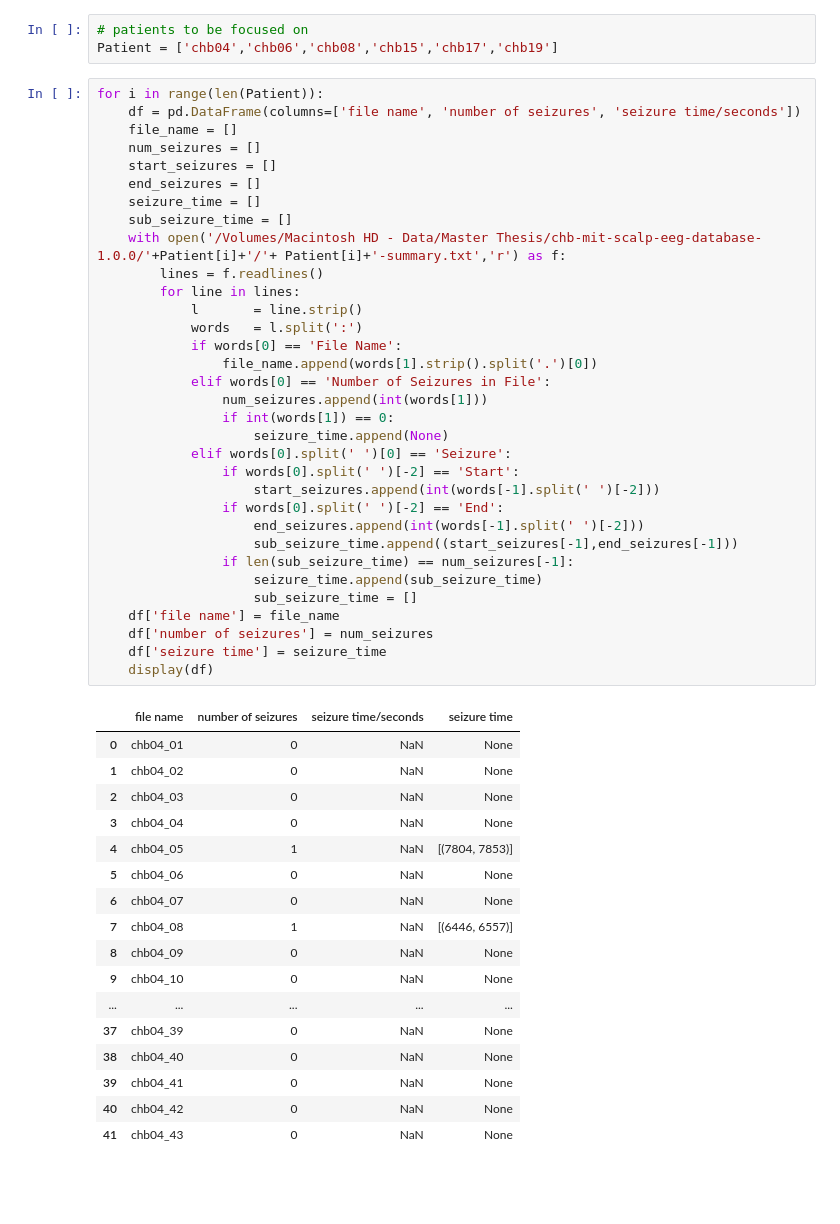
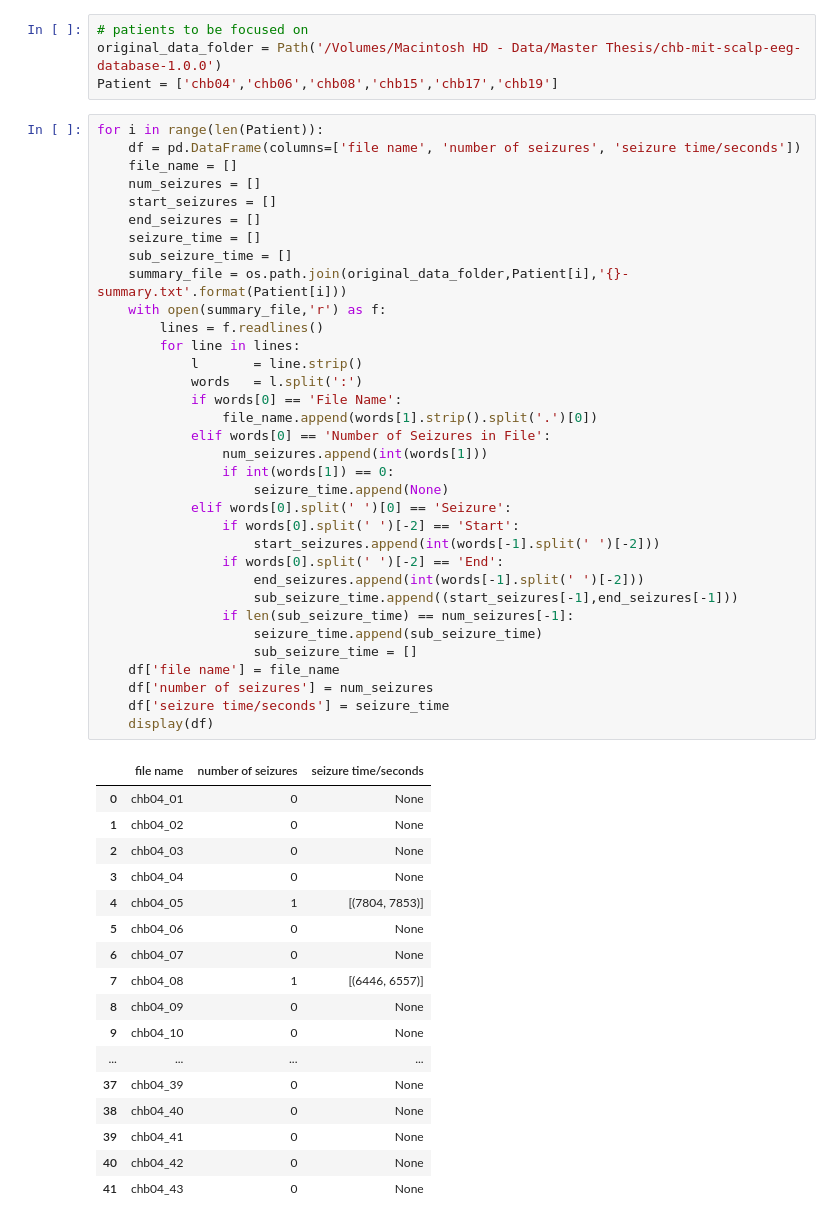
Before and after one commit to XiruiXian/Master-thesis-project, a Jupyter notebook: src/Summary_outlier.ipynb, the cells around one changed output. Saved outputs shown, nothing was run; the diff lists cells and outputs as text; blank space fills up the shorter version.

```diff
--- a/src/Summary_outlier.ipynb
+++ b/src/Summary_outlier.ipynb
@@ -3,54 +5,56 @@ import pandas as pd
 # %%
 # patients to be focused on
+original_data_folder = Path('/Volumes/Macintosh HD - Data/Master Thesis/chb-mit-scalp-eeg-database-1.0.0')
 Patient = ['chb04','chb06','chb08','chb15','chb17','chb19']
 # %%
 for i in range(len(Patient)):
     df = pd.DataFrame(columns=['file name', 'number of seizures', 'seizure time/seconds'])
     file_name = []
     num_seizures = []
     start_seizures = []
     end_seizures = []
     seizure_time = []
     sub_seizure_time = []
-    with open('/Volumes/Macintosh HD - Data/Master Thesis/chb-mit-scalp-eeg-database-1.0.0/'+Patient[i]+'/'+ Patient[i]+'-summary.txt','r') as f:
+    summary_file = os.path.join(original_data_folder,Patient[i],'{}-summary.txt'.format(Patient[i]))
+    with open(summary_file,'r') as f:
         lines = f.readlines()
         for line in lines:
             l       = line.strip()
             words   = l.split(':')
             if words[0] == 'File Name':
                 file_name.append(words[1].strip().split('.')[0])
             elif words[0] == 'Number of Seizures in File':
                 num_seizures.append(int(words[1]))
                 if int(words[1]) == 0:
                     seizure_time.append(None)
             elif words[0].split(' ')[0] == 'Seizure':
                 if words[0].split(' ')[-2] == 'Start':
                     start_seizures.append(int(words[-1].split(' ')[-2]))
                 if words[0].split(' ')[-2] == 'End':
                     end_seizures.append(int(words[-1].split(' ')[-2]))
                     sub_seizure_time.append((start_seizures[-1],end_seizures[-1]))
                 if len(sub_seizure_time) == num_seizures[-1]:
                     seizure_time.append(sub_seizure_time)
                     sub_seizure_time = []
     df['file name'] = file_name
     df['number of seizures'] = num_seizures
-    df['seizure time'] = seizure_time
+    df['seizure time/seconds'] = seizure_time
     display(df)
 # %% [output]
-|  | file name | number of seizures | seizure time/seconds | seizure time |
-| 0 | chb04_01 | 0 | NaN | None |
-| 1 | chb04_02 | 0 | NaN | None |
-| 2 | chb04_03 | 0 | NaN | None |
-| 3 | chb04_04 | 0 | NaN | None |
-| 4 | chb04_05 | 1 | NaN | [(7804, 7853)] |
-| 5 | chb04_06 | 0 | NaN | None |
-| 6 | chb04_07 | 0 | NaN | None |
-| 7 | chb04_08 | 1 | NaN | [(6446, 6557)] |
-| 8 | chb04_09 | 0 | NaN | None |
-| 9 | chb04_10 | 0 | NaN | None |
-| ... | ... | ... | ... | ... |
-| 37 | chb04_39 | 0 | NaN | None |
-| 38 | chb04_40 | 0 | NaN | None |
-| 39 | chb04_41 | 0 | NaN | None |
-| 40 | chb04_42 | 0 | NaN | None |
-| 41 | chb04_43 | 0 | NaN | None |
+|  | file name | number of seizures | seizure time/seconds |
+| 0 | chb04_01 | 0 | None |
+| 1 | chb04_02 | 0 | None |
+| 2 | chb04_03 | 0 | None |
+| 3 | chb04_04 | 0 | None |
+| 4 | chb04_05 | 1 | [(7804, 7853)] |
+| 5 | chb04_06 | 0 | None |
+| 6 | chb04_07 | 0 | None |
+| 7 | chb04_08 | 1 | [(6446, 6557)] |
+| 8 | chb04_09 | 0 | None |
+| 9 | chb04_10 | 0 | None |
+| ... | ... | ... | ... |
+| 37 | chb04_39 | 0 | None |
+| 38 | chb04_40 | 0 | None |
+| 39 | chb04_41 | 0 | None |
+| 40 | chb04_42 | 0 | None |
+| 41 | chb04_43 | 0 | None |
```
Also changed, not shown: parts of 2 cells of this notebook.
